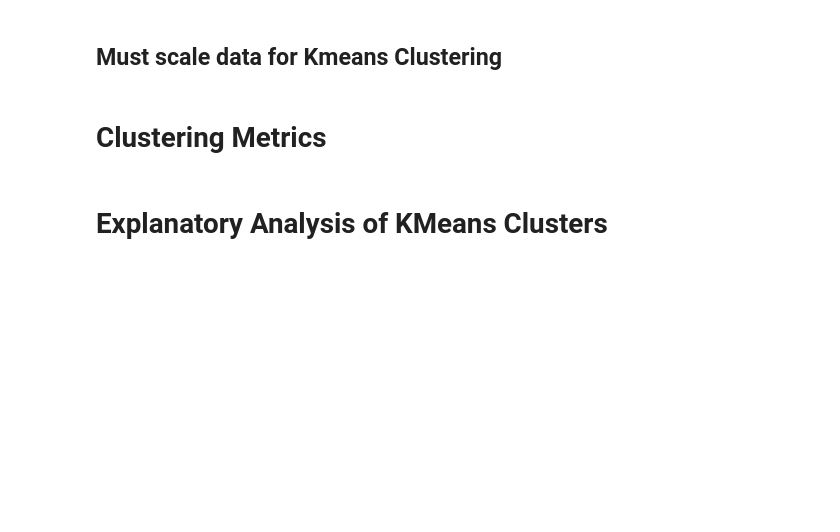
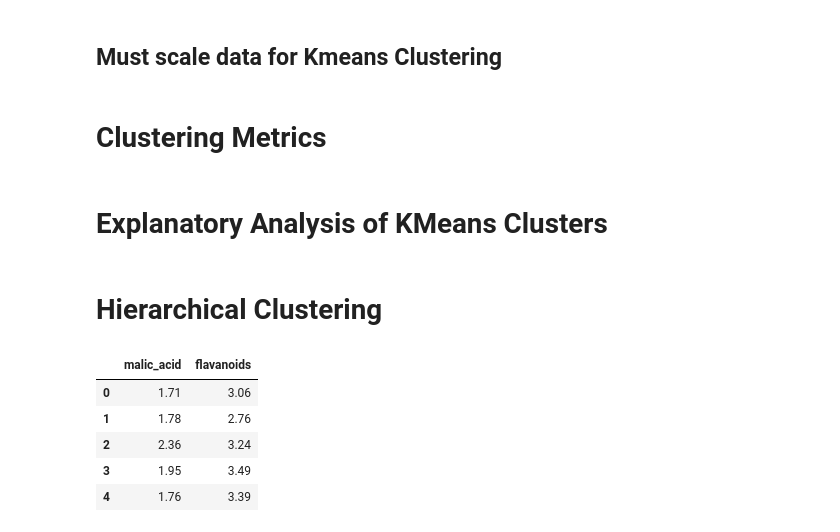
Before and after one commit to IndiaTJohnson/Unsupervised-Learning, a Jupyter notebook: Unsupervised Learning Notes.ipynb, the cells around one changed output. Drawn from its saved outputs; the diff is of its cells as text; code cells hidden in the pictures; blank space fills up the shorter version.

```diff
--- a/Unsupervised Learning Notes.ipynb
+++ b/Unsupervised Learning Notes.ipynb
@@ -166,3 +166,5 @@ for i, col in enumerate(cluster_groups.columns[1:]):
   axes[i].set_title(f'Mean {col}')
 # %%
 df.loc[df['cluster']==1].index
+# %% [markdown]
+# Hierarchical Clustering
@@ -168,0 +179,11 @@ df.loc[df['cluster']==1].index
+# %%
+wine = pd.read_csv('https://assets.codingdojo.com/boomyeah2015/codingdojo/curriculum/content/chapter/1613254703__modified_wine.csv')
+df = wine[['malic_acid', 'flavanoids']]
+df.head()
+# %% [output]
+|  | malic_acid | flavanoids |
+| 0 | 1.71 | 3.06 |
+| 1 | 1.78 | 2.76 |
+| 2 | 2.36 | 3.24 |
+| 3 | 1.95 | 3.49 |
+| 4 | 1.76 | 3.39 |
```
Also changed, not shown: parts of 19 cells of this notebook.
